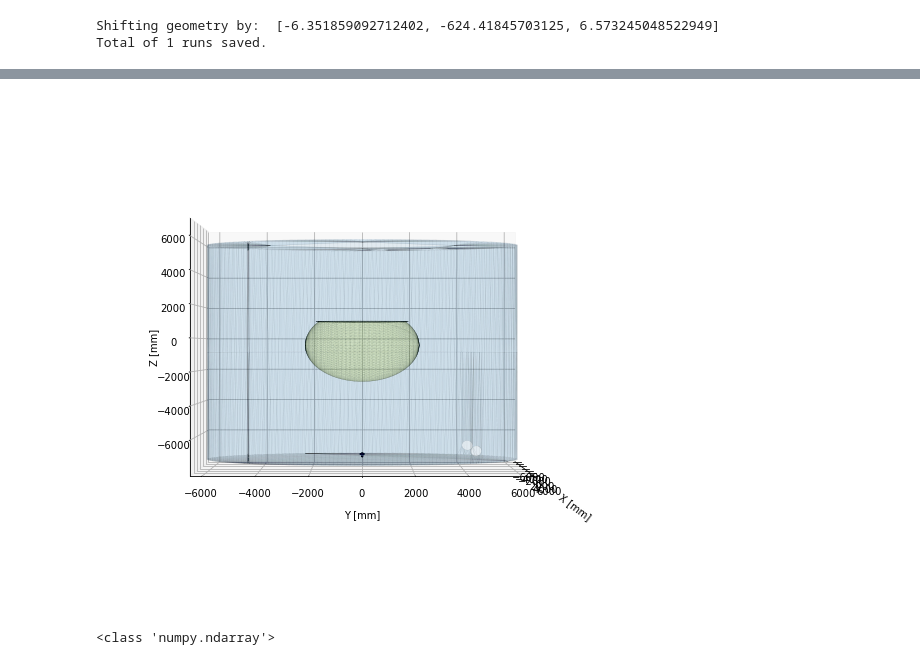
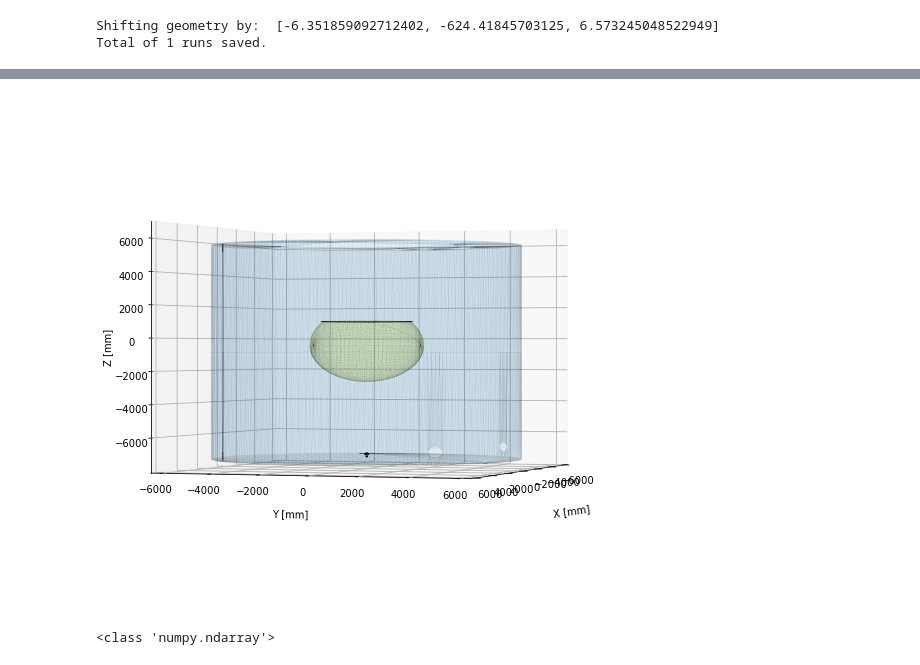
Before and after one commit to eklem1/OD_work, a Jupyter notebook: Plotting.ipynb, the cells around one changed output, grey strips where cells are left out. Saved outputs shown, nothing was run; the diff lists cells and outputs as text; code cells hidden in the pictures.

```diff
--- a/Plotting.ipynb
+++ b/Plotting.ipynb
@@ -191,32 +185,32 @@ plt.show()
 # %%
 fig = plt.figure(figsize=(7,7))
 axes = mplot3d.Axes3D(fig)
 
 addGeometry(axes)#, parts=['PMTconnect','PMTGlass', 'WT'])
 
 # axes.set_xlim3d(-100, 100)
 # axes.set_ylim3d(-100, 100)
 # axes.set_zlim3d(-8000, -6730)
 
 axes.set_xlim3d(-6200, 6200)
 axes.set_ylim3d(-6200, 6200)
 axes.set_zlim3d(-7800, +6730)
 
 axes.set_xlabel("X [mm]")
 axes.set_ylabel("Y [mm]")
 axes.set_zlabel("Z [mm]")
 axes.xaxis.labelpad=20
 axes.yaxis.labelpad=15
 
 #change angle of view - (elevation, azimuth) angles in degrees
 # ‘elev’ stores the elevation angle in the z plane. ‘azim’ stores the azimuth angle in the x,y plane.
-axes.view_init(0, 0)
+axes.view_init(0, 20)
 
 # 0, 90 - XZ plane; 90, 90 - top view
 
 plt.show()
 # %% [output]
-[figure, old version]
+[figure, new version]
 # %%
 X = 1
 Y = 2
```
Also changed, not shown: parts of 4 cells of this notebook, 11 other files.
